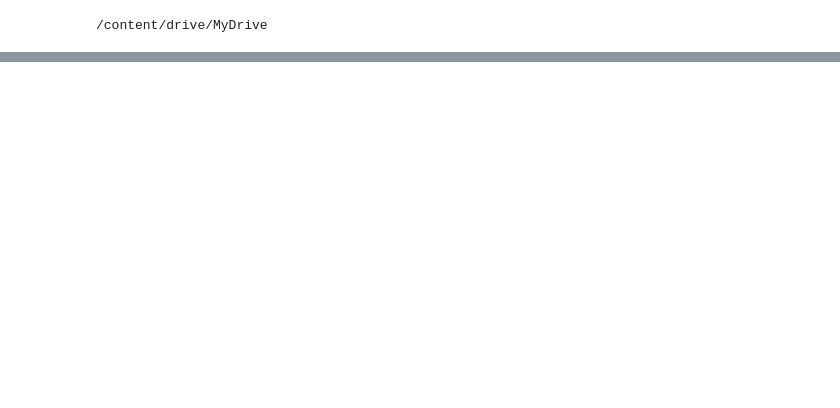
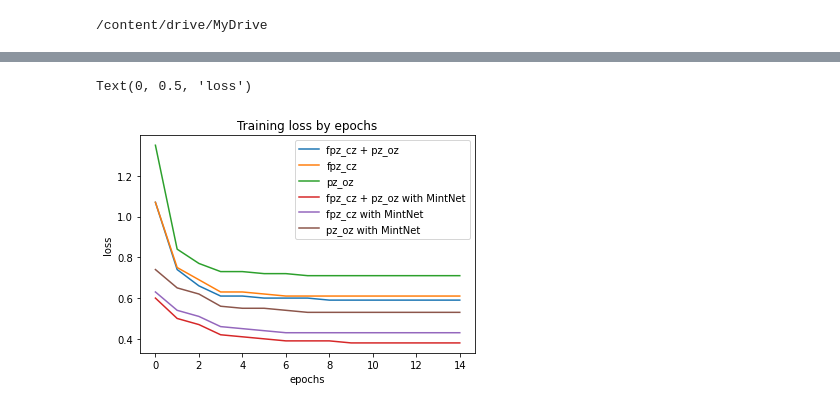
Before and after one commit to sanjuskm05/sleep-stage-classification-evaluation, a Jupyter notebook: mintNet_deepsleep_net.ipynb, the cells around one changed output, grey strips where cells are left out. Saved outputs shown, nothing was run; the diff lists cells and outputs as text; code cells hidden in the pictures; blank space fills up the shorter version.

Commit message:
New Model i.e. Tsinalis with extra CNN and its comparision

```diff
--- a/mintNet_deepsleep_net.ipynb
+++ b/mintNet_deepsleep_net.ipynb
@@ -1381,0 +992,10 @@ End of run--> 2021-04-23 21:55
+# %%
+#fpz-cz and pz-oz training
+print('fpz-cz and pz-oz training', datetime.now().strftime("%Y-%m-%d %H:%M"))
+n_dim=2#number of channels which includes fpz-cz and pz-oz
+
+model_mintNet = SleepCNN_1D_MintNet(n_dim)
+model_mintNet = model_mintNet.to(device)
+
+model_mintNet, loss_history_mintNet, epoch_accuracy_hist_mintNet, epoch_precision_hist_mintNet, epoch_recall_hist_mintNet, epoch_fscore_hist_mintNet = train_model(model_mintNet, train_loader_all, n_epoch=n_epoch, lr=lr, device=device)
+torch.save(model_mintNet, os.path.join(project_path, "SleepCNN_multichannel_model_mintNet.pth"))
@@ -1381,0 +1020,11 @@ End of run--> 2021-04-23 21:55
+# %%
+#fpz-cz training
+print('fpz-cz training', datetime.now().strftime("%Y-%m-%d %H:%M"))
+
+n_dim=1#number of channels as its fpz-cz
+
+model_fpz_cz_mintNet = SleepCNN_1D_MintNet(n_dim)
+model_fpz_cz_mintNet = model_fpz_cz_mintNet.to(device)
+
+model_fpz_cz_mintNet, loss_history_fpz_cz_mintNet, epoch_accuracy_hist_fpz_cz_mintNet, epoch_precision_hist_fpz_cz_mintNet, epoch_recall_hist_fpz_cz_mintNet, epoch_fscore_hist_fpz_cz_mintNet = train_model(model_fpz_cz_mintNet, train_loader_fpz_cz, n_epoch=n_epoch, lr=lr, device=device)
+torch.save(model_fpz_cz_mintNet, os.path.join(project_path, "SleepCNN_fpz_cz_channel_mintNet.pth"))
@@ -1381,0 +1049,10 @@ End of run--> 2021-04-23 21:55
+# %%
+#pz-oz training
+print('pz-oz training', datetime.now().strftime("%Y-%m-%d %H:%M"))
+n_dim=1#number of channels as its pz-oz
+
+model_pz_oz_mintNet = SleepCNN_1D_MintNet(n_dim)
+model_pz_oz_mintNet = model_pz_oz_mintNet.to(device)
+
+model_pz_oz_mintNet, loss_history_pz_oz_mintNet, epoch_accuracy_hist_pz_oz_mintNet, epoch_precision_hist_pz_oz_mintNet, epoch_recall_hist_pz_oz_mintNet, epoch_fscore_hist_pz_oz_mintNet = train_model(model_pz_oz_mintNet, train_loader_pz_oz, n_epoch=n_epoch, lr=lr, device=device)
+torch.save(model_pz_oz_mintNet, os.path.join(project_path, "SleepCNN_pz_oz_channel_mintNet.pth"))
@@ -1381,0 +1077,14 @@ End of run--> 2021-04-23 21:55
+# %%
+plt.title("Training loss by epochs")
+plt.plot(loss_history, label = "fpz_cz + pz_oz")
+plt.plot(loss_history_fpz_cz, label = "fpz_cz")
+plt.plot(loss_history_pz_oz, label = "pz_oz")
+plt.plot(loss_history_mintNet, label = "fpz_cz + pz_oz with MintNet")
+plt.plot(loss_history_fpz_cz_mintNet, label = "fpz_cz with MintNet")
+plt.plot(loss_history_pz_oz_mintNet, label = "pz_oz with MintNet")
+plt.legend()
+plt.xlabel("epochs")
+plt.ylabel("loss")
+# %% [output]
+Text(0, 0.5, 'loss')
+[figure, added]
```
Also changed, not shown: parts of 46 cells of this notebook.
